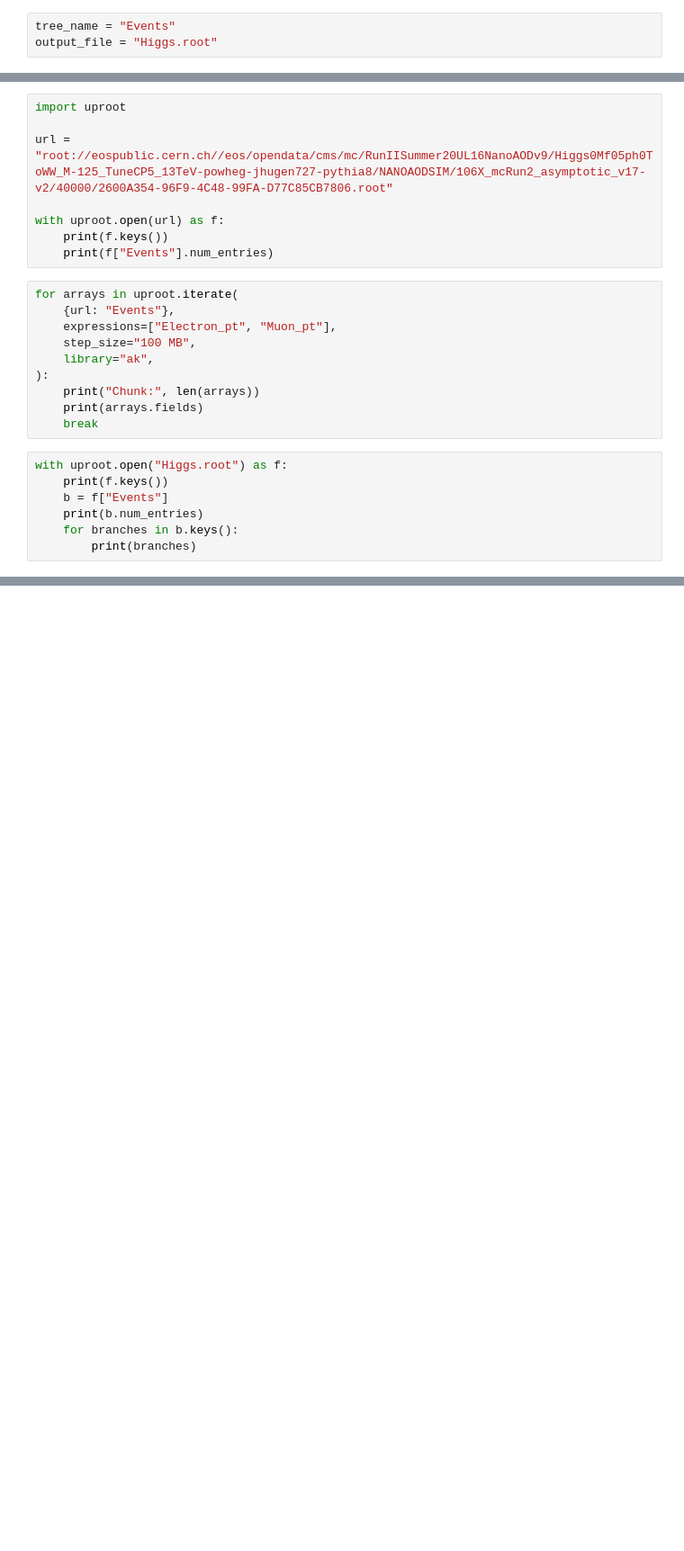
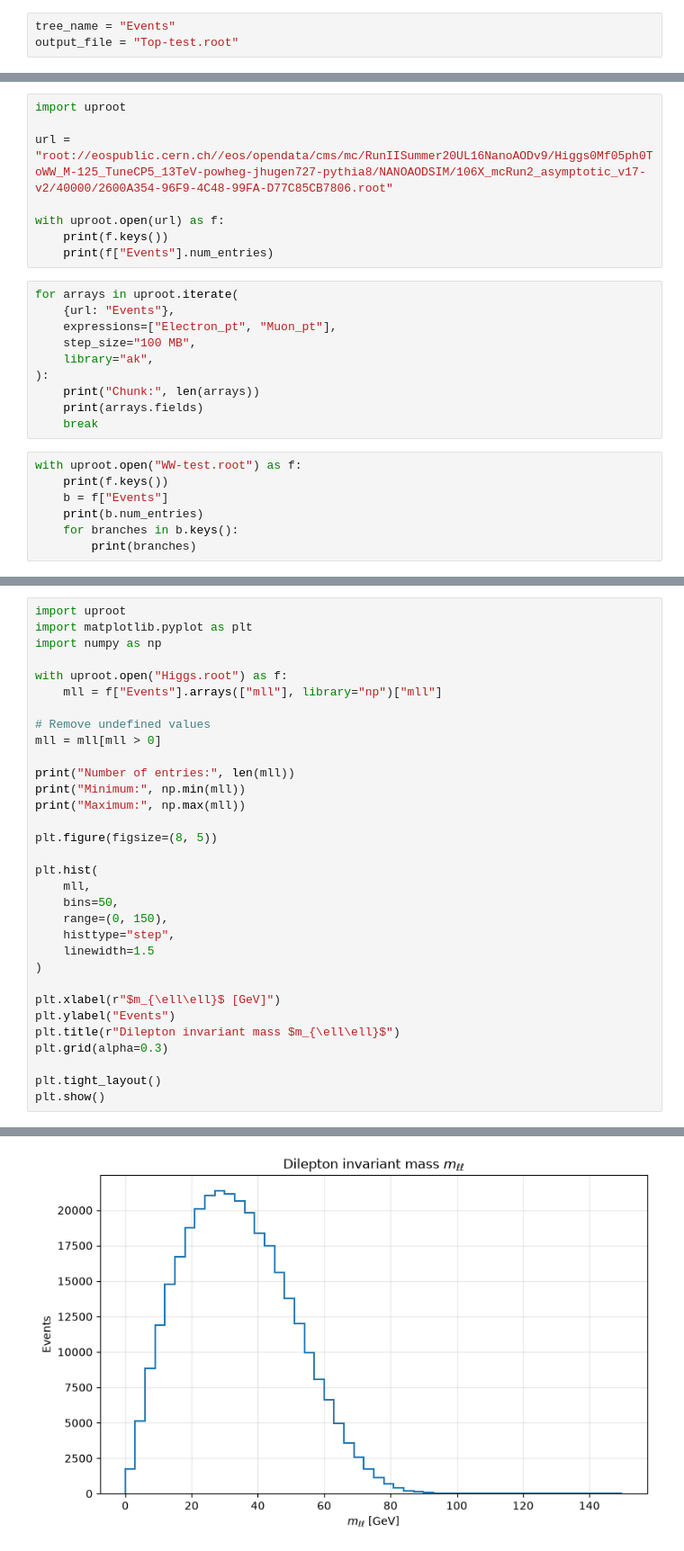
Before and after one commit to 4f4d/hsf-india-bvcoe-2026, a Jupyter notebook: hackathon-hsf.ipynb, the cells around one changed output, grey strips where cells are left out. Shown at 90% size. Drawn from its saved outputs; the diff is of its cells as text; blank space fills up the shorter version.

```diff
--- a/hackathon-hsf.ipynb
+++ b/hackathon-hsf.ipynb
@@ -47,6 +38,6 @@ files = [
 # %%
 tree_name = "Events"
-output_file = "Higgs.root"
+output_file = "Top-test.root"
 # %%
 keep_branches = ["Electron_pt", "Electron_eta", "Electron_phi", "Electron_mass",
         "Electron_mvaFall17V2Iso_WP90", "Electron_charge",
@@ -247,7 +240,7 @@ for arrays in uproot.iterate(
     print(arrays.fields)
     break
 # %%
-with uproot.open("Higgs.root") as f:
+with uproot.open("WW-test.root") as f:
     print(f.keys())
     b = f["Events"]
     print(b.num_entries)
@@ -271,3 +264,36 @@ mth
 mtw2
 nJet
 ptll
+# %%
+import uproot
+import matplotlib.pyplot as plt
+import numpy as np
+
+with uproot.open("Higgs.root") as f:
+    mll = f["Events"].arrays(["mll"], library="np")["mll"]
+
+# Remove undefined values
+mll = mll[mll > 0]
+
+print("Number of entries:", len(mll))
+print("Minimum:", np.min(mll))
+print("Maximum:", np.max(mll))
+
+plt.figure(figsize=(8, 5))
+
+plt.hist(
+    mll,
+    bins=50,
+    range=(0, 150),
+    histtype="step",
+    linewidth=1.5
+)
+
+plt.xlabel(r"$m_{\ell\ell}$ [GeV]")
+plt.ylabel("Events")
+plt.title(r"Dilepton invariant mass $m_{\ell\ell}$")
+plt.grid(alpha=0.3)
+
+plt.tight_layout()
+plt.show()
+# %% [output]
@@ -273,0 +303 @@ ptll
+[figure, added]
```
Also changed, not shown: parts of 5 cells of this notebook, 5 other files.
